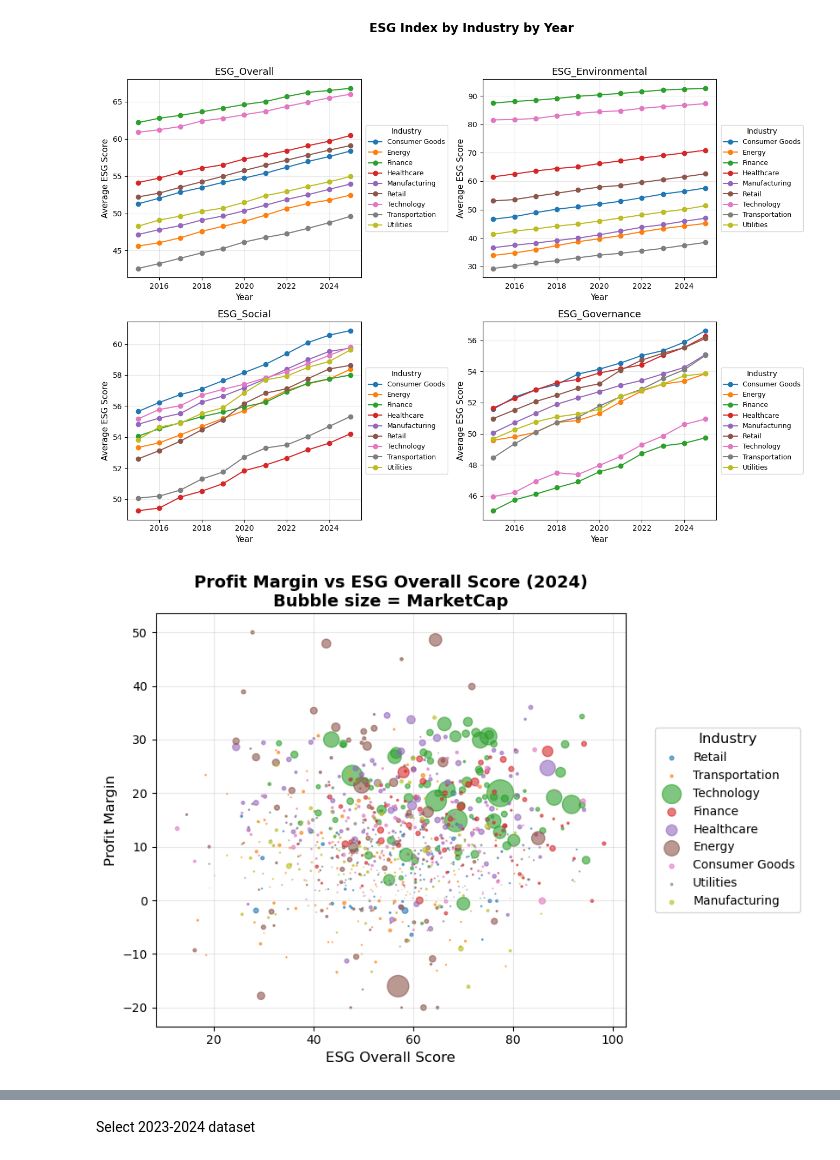
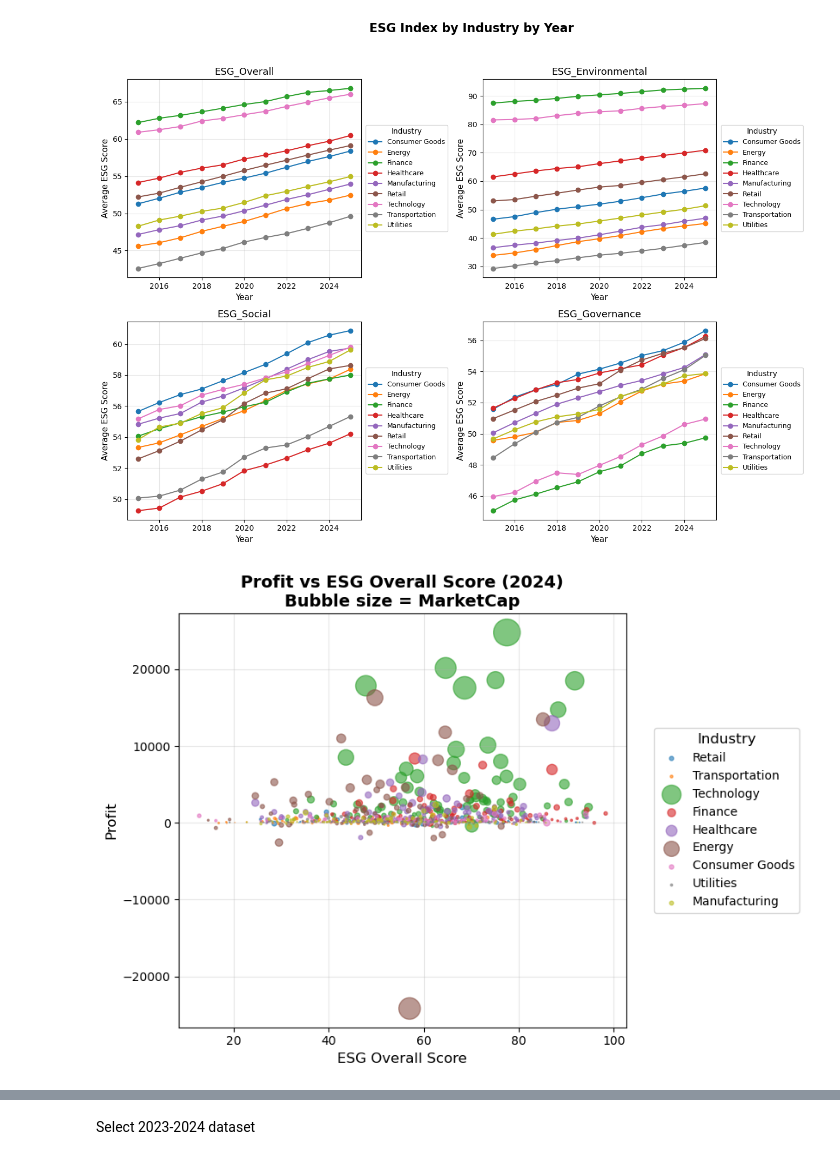
Before and after one commit to ygong-hue/Machine-Learning-Project, a Jupyter notebook: data.ipynb, the cells around one changed output, grey strips where cells are left out. Drawn from its saved outputs; the diff is of its cells as text; code cells hidden in the pictures.

```diff
--- a/data.ipynb
+++ b/data.ipynb
@@ -55,3 +55,5 @@ df.head(10)
 | 7 | 1 | Company_1 | Retail | Latin America | 2022 | 593.2 | 4.2 | 248.4 | -1.8 | ... |
 | 8 | 1 | Company_1 | Retail | Latin America | 2023 | 636.7 | 5.3 | 373.9 | 7.3 | ... |
 | 9 | 1 | Company_1 | Retail | Latin America | 2024 | 687.0 | 4.6 | 460.1 | 7.9 | ... |
+# %%
+df['Profit'] = (df['Revenue'] * (df['ProfitMargin'] / 100)).round(1)
@@ -193,37 +209,37 @@ df_2024 = df[df['Year'] == 2024]
 size_scale = 500  # Adjust this to change bubble sizes
 sizes = df_2024['MarketCap'] / df_2024['MarketCap'].max() * size_scale
 
 # Create bubble chart
 plt.figure(figsize=(10, 6))
 for industry in df_2024['Industry'].unique():
     data = df_2024[df_2024['Industry'] == industry]
     plt.scatter(
         data['ESG_Overall'],
-        data['ProfitMargin'],
+        data['Profit'],
         s=data['MarketCap'] / df_2024['MarketCap'].max() * size_scale,  # bubble size
         alpha=0.6,
         label=industry
     )
 
 # Labels and title
 plt.xlabel('ESG Overall Score', fontsize=12)
-plt.ylabel('Profit Margin', fontsize=12)
-plt.title('Profit Margin vs ESG Overall Score (2024)\nBubble size = MarketCap', fontsize=14, fontweight='bold')
+plt.ylabel('Profit', fontsize=12)
+plt.title('Profit vs ESG Overall Score (2024)\nBubble size = MarketCap', fontsize=14, fontweight='bold')
 
 # Legend outside on the right
 plt.legend(
     title='Industry',
     bbox_to_anchor=(1.05, 0.5),
     loc='center left',
     fontsize=10,
     title_fontsize=12
 )
 
 plt.grid(True, alpha=0.3)
 plt.tight_layout(rect=[0, 0, 0.85, 1])
 plt.show()
 # %% [output]
-[figure, old version]
+[figure, new version]
 # %%
 # Filter data for 2024
 df_2024 = df[df['Year'] == 2024]
```
Also changed, not shown: parts of 13 cells of this notebook, 4 other files.
